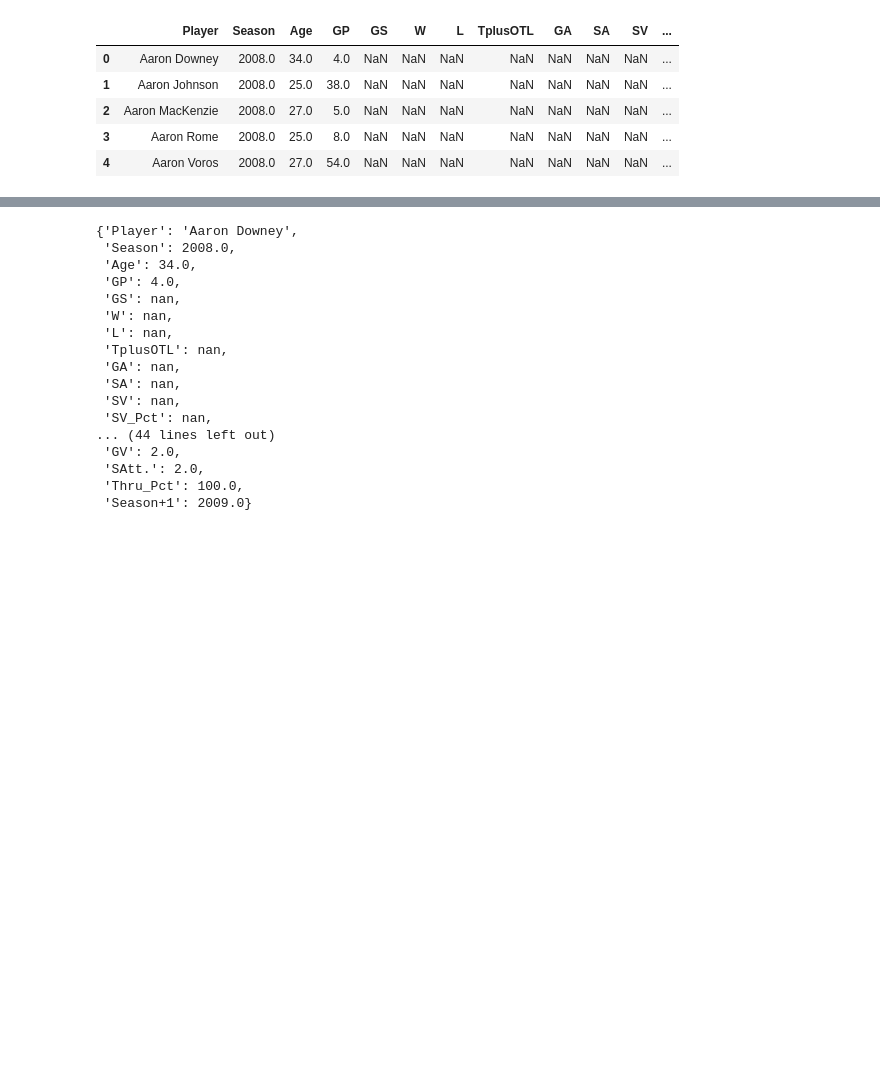
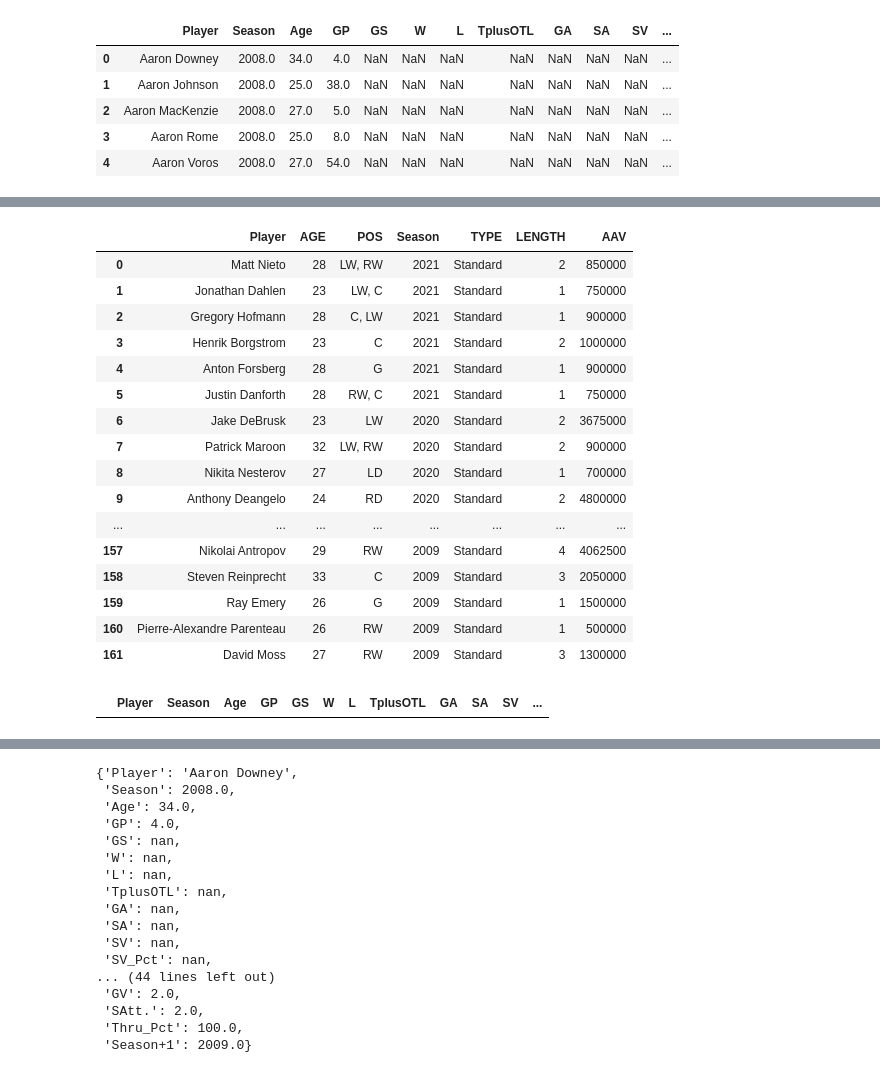
Before and after one commit to maessery/Capstone-2, a Jupyter notebook: Final DF .ipynb, the cells around one changed output, grey strips where cells are left out. Cells and saved outputs as stored; diff of their text form; code cells hidden in the pictures; blank space fills up the shorter version.

```diff
--- a/Final DF .ipynb
+++ b/Final DF .ipynb
@@ -573,0 +802,26 @@ Length: 58, dtype: float64
+# %%
+pd.set_option('display.max_rows', 200)
+
+missed_df
+# %% [output]
+|  | Player | AGE | POS | Season | TYPE | LENGTH | AAV |
+| 0 | Matt Nieto | 28 | LW, RW | 2021 | Standard | 2 | 850000 |
+| 1 | Jonathan Dahlen | 23 | LW, C | 2021 | Standard | 1 | 750000 |
+| 2 | Gregory Hofmann | 28 | C, LW | 2021 | Standard | 1 | 900000 |
+| 3 | Henrik Borgstrom | 23 | C | 2021 | Standard | 2 | 1000000 |
+| 4 | Anton Forsberg | 28 | G | 2021 | Standard | 1 | 900000 |
+| 5 | Justin Danforth | 28 | RW, C | 2021 | Standard | 1 | 750000 |
+| 6 | Jake DeBrusk | 23 | LW | 2020 | Standard | 2 | 3675000 |
+| 7 | Patrick Maroon | 32 | LW, RW | 2020 | Standard | 2 | 900000 |
+| 8 | Nikita Nesterov | 27 | LD | 2020 | Standard | 1 | 700000 |
+| 9 | Anthony Deangelo | 24 | RD | 2020 | Standard | 2 | 4800000 |
+| ... | ... | ... | ... | ... | ... | ... | ... |
+| 157 | Nikolai Antropov | 29 | RW | 2009 | Standard | 4 | 4062500 |
+| 158 | Steven Reinprecht | 33 | C | 2009 | Standard | 3 | 2050000 |
+| 159 | Ray Emery | 26 | G | 2009 | Standard | 1 | 1500000 |
+| 160 | Pierre-Alexandre Parenteau | 26 | RW | 2009 | Standard | 1 | 500000 |
+| 161 | David Moss | 27 | RW | 2009 | Standard | 3 | 1300000 |
+# %%
+final_df[final_df.Player.str.endswith("Dahlen")]
+# %% [output]
+|  | Player | Season | Age | GP | GS | W | L | TplusOTL | GA | SA | SV | ... |
```
Also changed, not shown: parts of 18 cells of this notebook.
